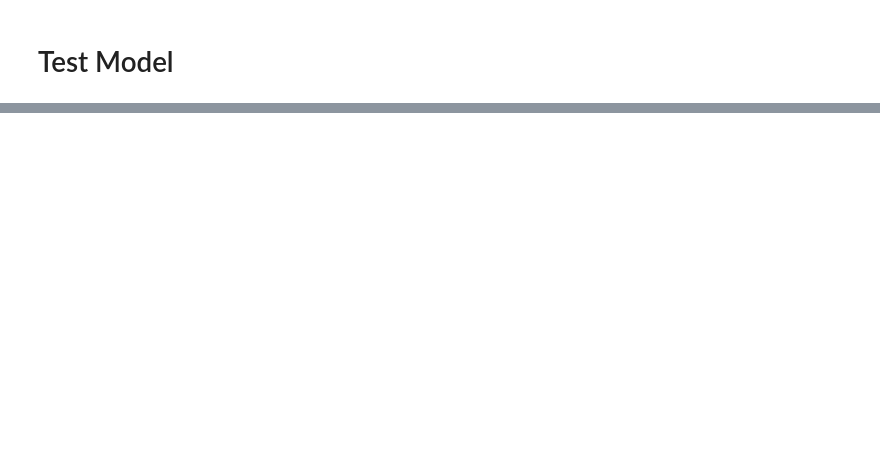
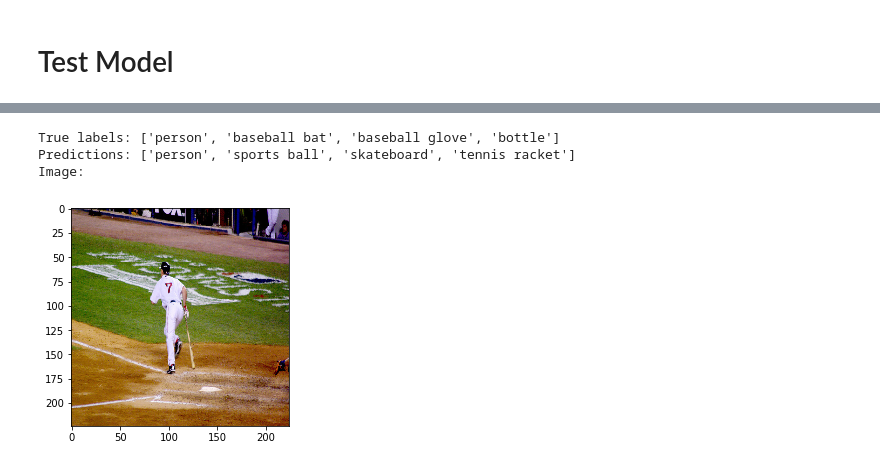
Before and after one commit to shan18/Topic-Based-Image-Captioning, a Jupyter notebook: topic_model.ipynb, the cells around one changed output, grey strips where cells are left out. Saved outputs shown, nothing was run; the diff lists cells and outputs as text; code cells hidden in the pictures; blank space fills up the shorter version.

```diff
--- a/topic_model.ipynb
+++ b/topic_model.ipynb
@@ -180,0 +255,7 @@ get_predictions(test_images[idx], test_categories[idx], id_category)
+# %%
+get_predictions(train_images[idx], train_categories[idx], id_category)
+# %% [output]
+True labels: ['person', 'baseball bat', 'baseball glove', 'bottle']
+Predictions: ['person', 'sports ball', 'skateboard', 'tennis racket']
+Image:
+[figure, added]
```
Also changed, not shown: parts of 15 cells of this notebook.
